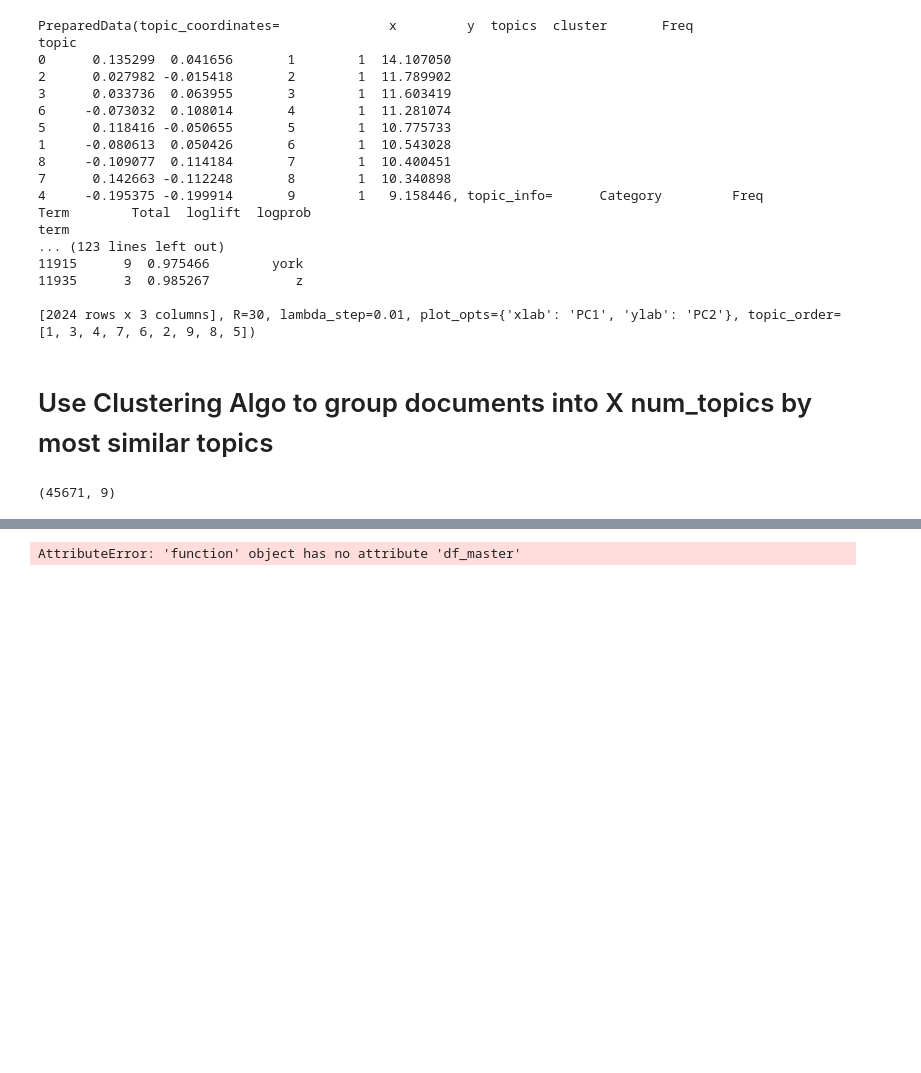
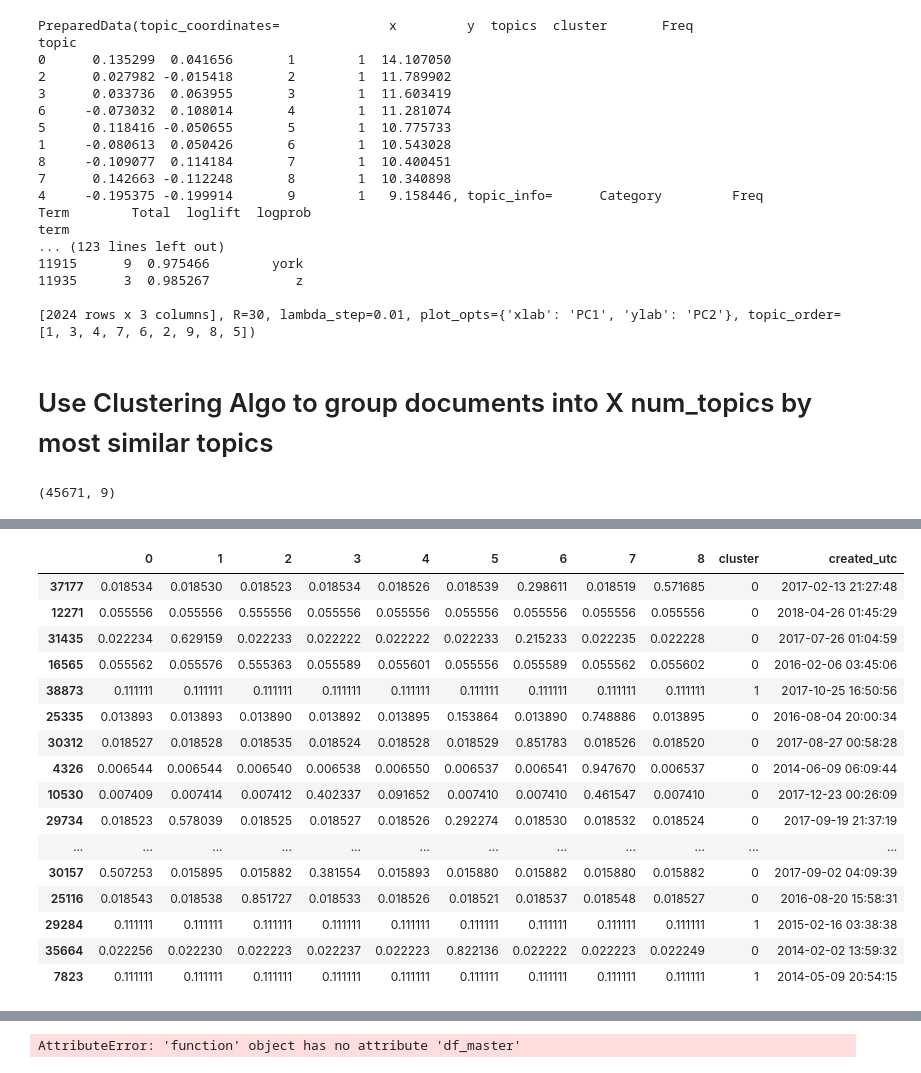
Before and after one commit to spencertollefson/lebron_james_nlp, a Jupyter notebook: nlp_processes.ipynb, the cells around one changed output, grey strips where cells are left out. Cells and saved outputs as stored; diff of their text form; code cells hidden in the pictures; blank space fills up the shorter version.

```diff
--- a/nlp_processes.ipynb
+++ b/nlp_processes.ipynb
@@ -336,3 +339,23 @@ list(range(5))
+# %%
+DBdf.sample(50)
+# %% [output]
+|  | 0 | 1 | 2 | 3 | 4 | 5 | 6 | 7 | 8 | cluster | created_utc |
+| 37177 | 0.018534 | 0.018530 | 0.018523 | 0.018534 | 0.018526 | 0.018539 | 0.298611 | 0.018519 | 0.571685 | 0 | 2017-02-13 21:27:48 |
+| 12271 | 0.055556 | 0.055556 | 0.555556 | 0.055556 | 0.055556 | 0.055556 | 0.055556 | 0.055556 | 0.055556 | 0 | 2018-04-26 01:45:29 |
+| 31435 | 0.022234 | 0.629159 | 0.022233 | 0.022222 | 0.022222 | 0.022233 | 0.215233 | 0.022235 | 0.022228 | 0 | 2017-07-26 01:04:59 |
+| 16565 | 0.055562 | 0.055576 | 0.555363 | 0.055589 | 0.055601 | 0.055556 | 0.055589 | 0.055562 | 0.055602 | 0 | 2016-02-06 03:45:06 |
+| 38873 | 0.111111 | 0.111111 | 0.111111 | 0.111111 | 0.111111 | 0.111111 | 0.111111 | 0.111111 | 0.111111 | 1 | 2017-10-25 16:50:56 |
+| 25335 | 0.013893 | 0.013893 | 0.013890 | 0.013892 | 0.013895 | 0.153864 | 0.013890 | 0.748886 | 0.013895 | 0 | 2016-08-04 20:00:34 |
+| 30312 | 0.018527 | 0.018528 | 0.018535 | 0.018524 | 0.018528 | 0.018529 | 0.851783 | 0.018526 | 0.018520 | 0 | 2017-08-27 00:58:28 |
+| 4326 | 0.006544 | 0.006544 | 0.006540 | 0.006538 | 0.006550 | 0.006537 | 0.006541 | 0.947670 | 0.006537 | 0 | 2014-06-09 06:09:44 |
+| 10530 | 0.007409 | 0.007414 | 0.007412 | 0.402337 | 0.091652 | 0.007410 | 0.007410 | 0.461547 | 0.007410 | 0 | 2017-12-23 00:26:09 |
+| 29734 | 0.018523 | 0.578039 | 0.018525 | 0.018527 | 0.018526 | 0.292274 | 0.018530 | 0.018532 | 0.018524 | 0 | 2017-09-19 21:37:19 |
+| ... | ... | ... | ... | ... | ... | ... | ... | ... | ... | ... | ... |
+| 30157 | 0.507253 | 0.015895 | 0.015882 | 0.381554 | 0.015893 | 0.015880 | 0.015882 | 0.015880 | 0.015882 | 0 | 2017-09-02 04:09:39 |
+| 25116 | 0.018543 | 0.018538 | 0.851727 | 0.018533 | 0.018526 | 0.018521 | 0.018537 | 0.018548 | 0.018527 | 0 | 2016-08-20 15:58:31 |
+| 29284 | 0.111111 | 0.111111 | 0.111111 | 0.111111 | 0.111111 | 0.111111 | 0.111111 | 0.111111 | 0.111111 | 1 | 2015-02-16 03:38:38 |
+| 35664 | 0.022256 | 0.022230 | 0.022223 | 0.022237 | 0.022223 | 0.822136 | 0.022222 | 0.022223 | 0.022249 | 0 | 2014-02-02 13:59:32 |
+| 7823 | 0.111111 | 0.111111 | 0.111111 | 0.111111 | 0.111111 | 0.111111 | 0.111111 | 0.111111 | 0.111111 | 1 | 2014-05-09 20:54:15 |
 # %%
 DBdf = pd.DataFrame(db.components_, index=db.core_sample_indices_, copy=True)
 df2 = df.reset_index()
```
Also changed, not shown: parts of 15 cells of this notebook.
